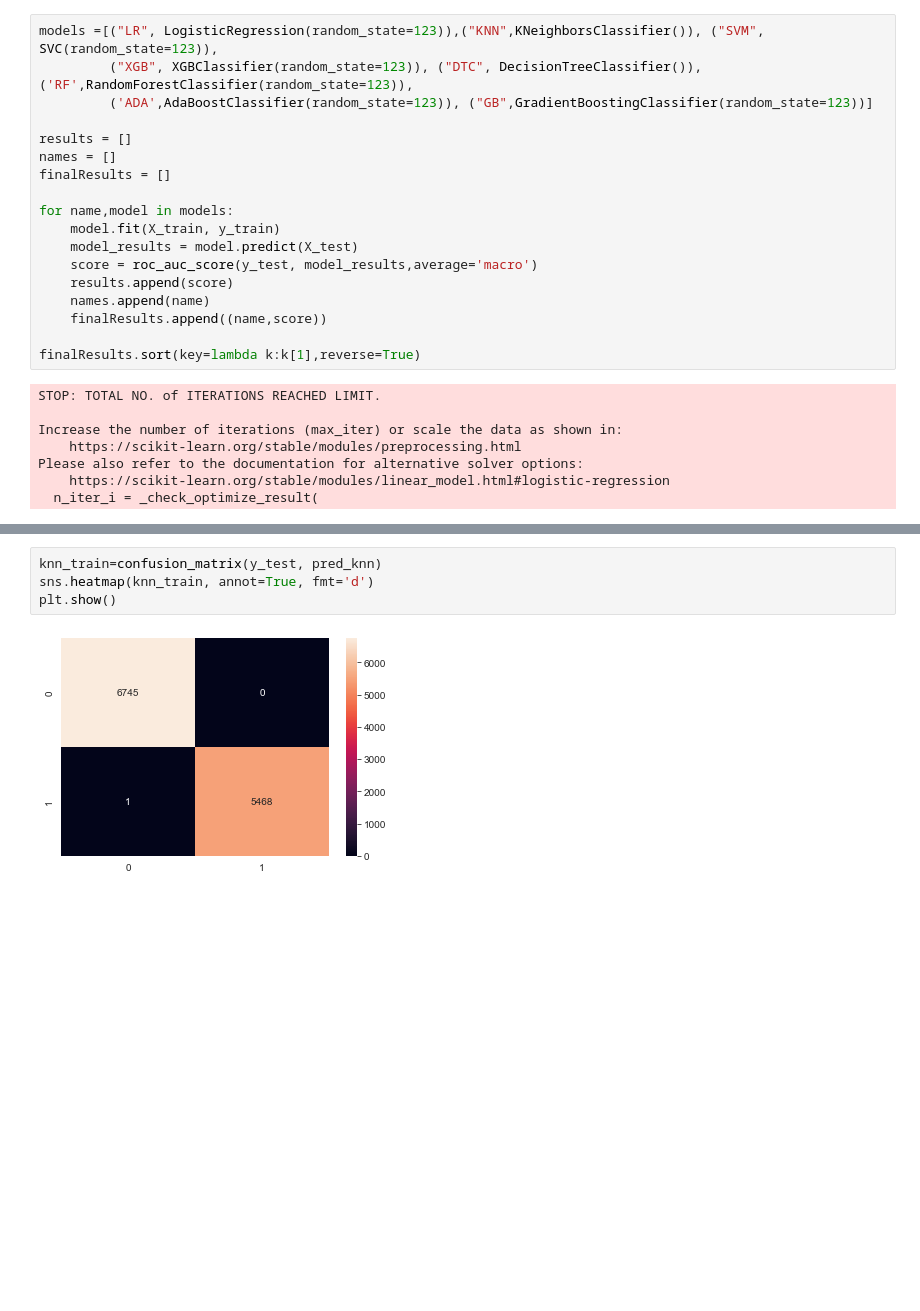
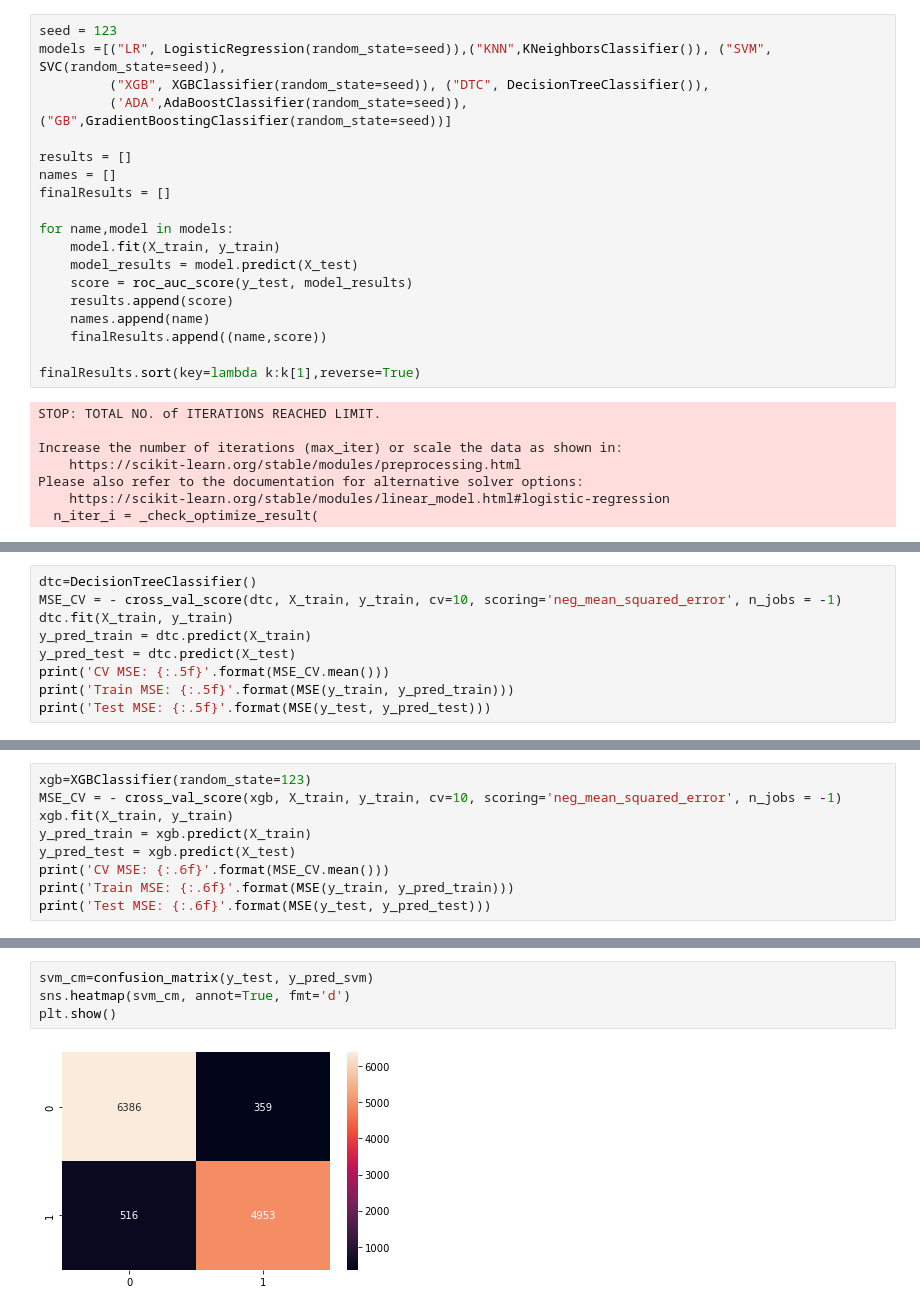
Before and after one commit to AleksanderWernik/Mushrooms, a Jupyter notebook: Grzyby.ipynb, the cells around one changed output, grey strips where cells are left out. Saved outputs shown, nothing was run; the diff lists cells and outputs as text; blank space fills up the shorter version.

```diff
--- a/Grzyby.ipynb
+++ b/Grzyby.ipynb
@@ -461,9 +456,10 @@ from sklearn.metrics import precision_score,accuracy_score
 from sklearn.model_selection import RandomizedSearchCV,GridSearchCV,RepeatedStratifiedKFold
 from sklearn.metrics import roc_curve, roc_auc_score
 # %%
-models =[("LR", LogisticRegression(random_state=123)),("KNN",KNeighborsClassifier()), ("SVM", SVC(random_state=123)),
-         ("XGB", XGBClassifier(random_state=123)), ("DTC", DecisionTreeClassifier()), ('RF',RandomForestClassifier(random_state=123)),
-         ('ADA',AdaBoostClassifier(random_state=123)), ("GB",GradientBoostingClassifier(random_state=123))]
+seed = 123
+models =[("LR", LogisticRegression(random_state=seed)),("KNN",KNeighborsClassifier()), ("SVM", SVC(random_state=seed)),
+         ("XGB", XGBClassifier(random_state=seed)), ("DTC", DecisionTreeClassifier()),
+         ('ADA',AdaBoostClassifier(random_state=seed)), ("GB",GradientBoostingClassifier(random_state=seed))]
 
 results = []
 names = []
@@ -472,7 +468,7 @@ finalResults = []
 for name,model in models:
     model.fit(X_train, y_train)
     model_results = model.predict(X_test)
-    score = roc_auc_score(y_test, model_results,average='macro')
+    score = roc_auc_score(y_test, model_results)
     results.append(score)
     names.append(name)
     finalResults.append((name,score))
@@ -499,0 +515,9 @@ finalResults
+# %%
+dtc=DecisionTreeClassifier()
+MSE_CV = - cross_val_score(dtc, X_train, y_train, cv=10, scoring='neg_mean_squared_error', n_jobs = -1)
+dtc.fit(X_train, y_train)
+y_pred_train = dtc.predict(X_train)
+y_pred_test = dtc.predict(X_test)
+print('CV MSE: {:.5f}'.format(MSE_CV.mean()))
+print('Train MSE: {:.5f}'.format(MSE(y_train, y_pred_train)))
+print('Test MSE: {:.5f}'.format(MSE(y_test, y_pred_test)))
@@ -499,0 +528,9 @@ finalResults
+# %%
+xgb=XGBClassifier(random_state=123)
+MSE_CV = - cross_val_score(xgb, X_train, y_train, cv=10, scoring='neg_mean_squared_error', n_jobs = -1)
+xgb.fit(X_train, y_train)
+y_pred_train = xgb.predict(X_train)
+y_pred_test = xgb.predict(X_test)
+print('CV MSE: {:.6f}'.format(MSE_CV.mean()))
+print('Train MSE: {:.6f}'.format(MSE(y_train, y_pred_train)))
+print('Test MSE: {:.6f}'.format(MSE(y_test, y_pred_test)))
@@ -539,6 +585,6 @@ weighted avg       1.00      1.00      1.00     12214
 # %%
-knn_train=confusion_matrix(y_test, pred_knn)
-sns.heatmap(knn_train, annot=True, fmt='d')
+svm_cm=confusion_matrix(y_test, y_pred_svm)
+sns.heatmap(svm_cm, annot=True, fmt='d')
 plt.show()
 # %% [output]
-[figure, old version]
+[figure, new version]
```
Also changed, not shown: parts of 113 cells of this notebook.
